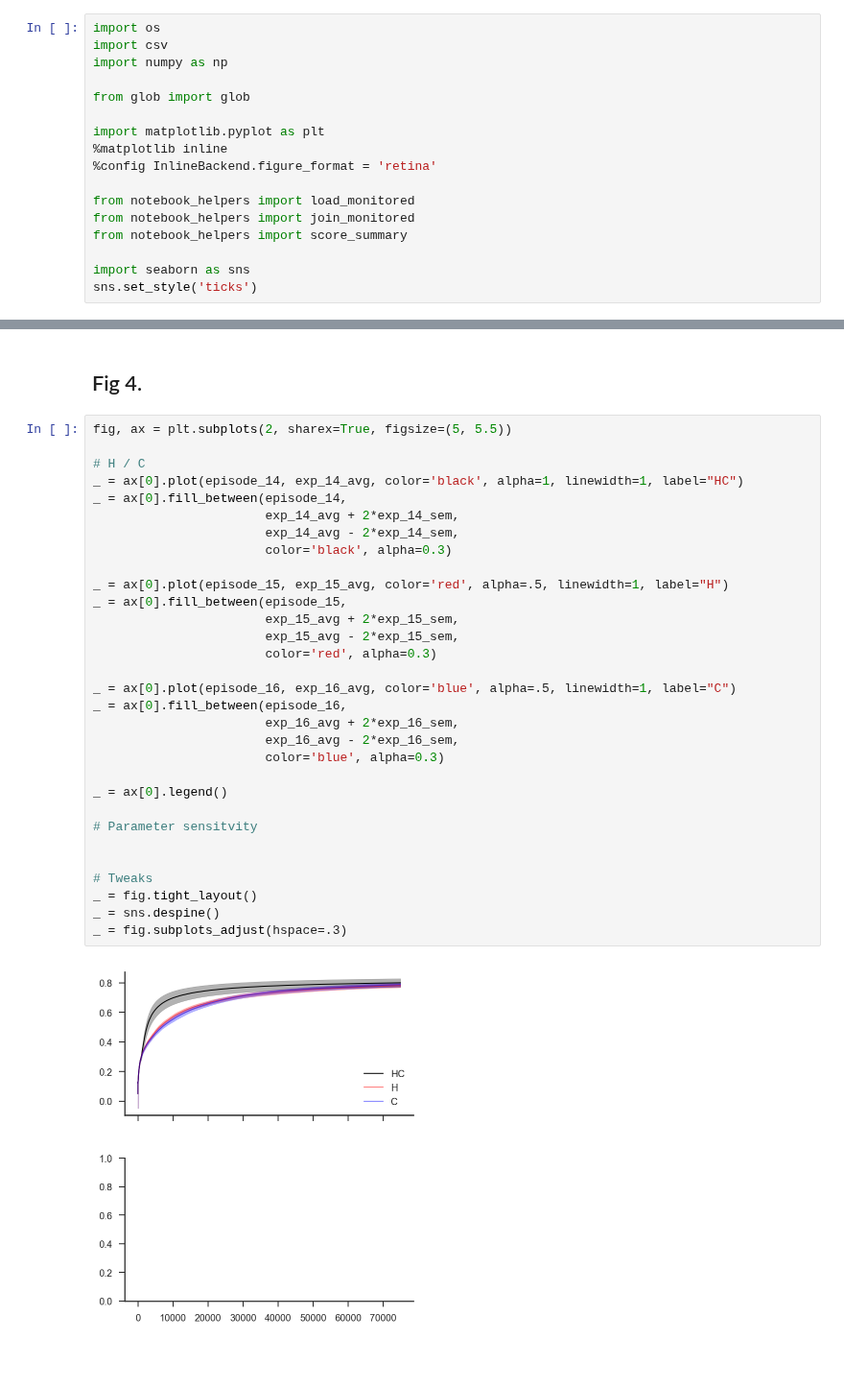
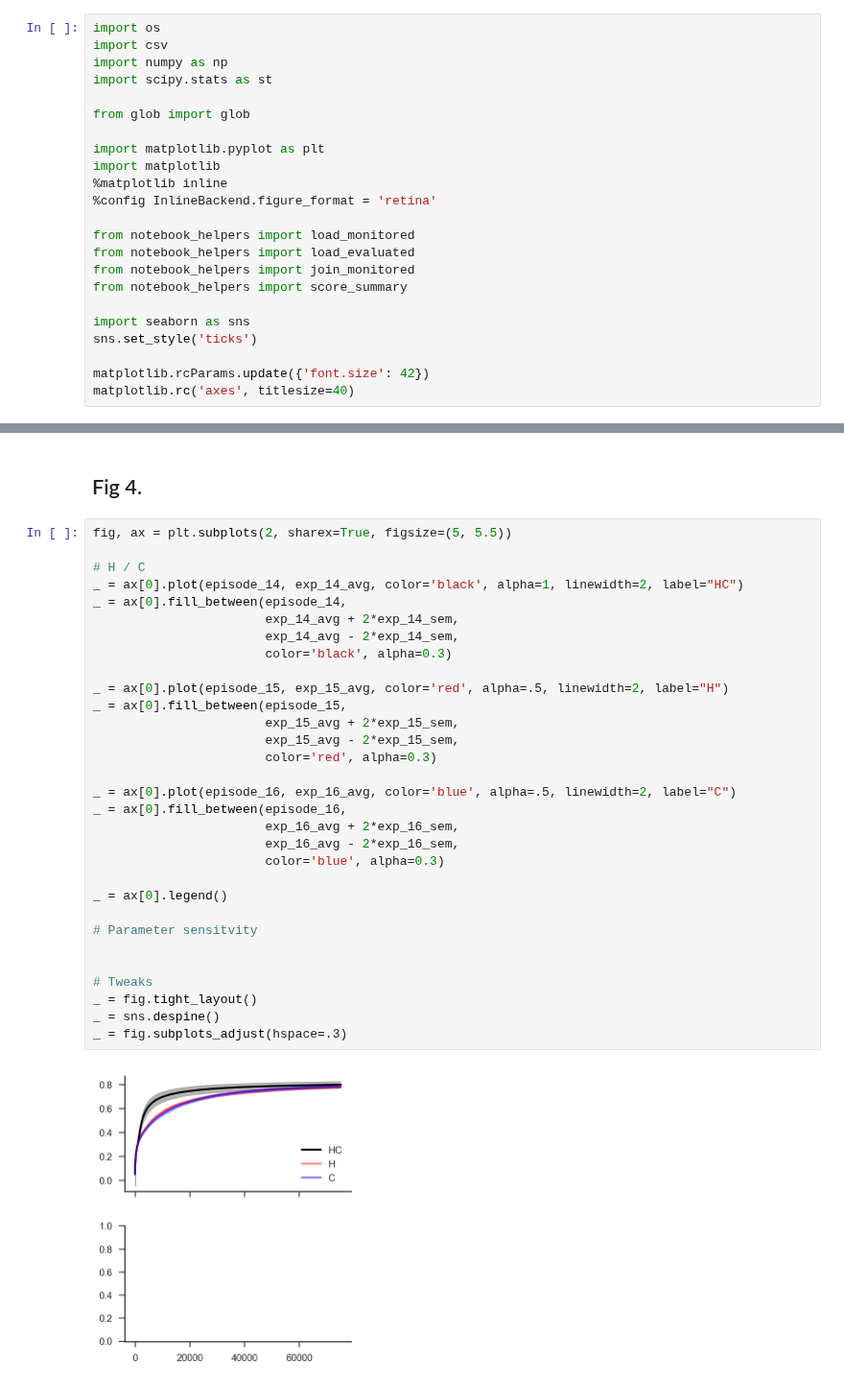
Before and after one commit to CoAxLab/azad, a Jupyter notebook: notebooks/figures.ipynb, the cells around one changed output, grey strips where cells are left out. Shown at 96% size. Drawn from its saved outputs; the diff is of its cells as text; blank space fills up the shorter version.

```diff
--- a/notebooks/figures.ipynb
+++ b/notebooks/figures.ipynb
@@ -17,19 +17,25 @@
 import os
 import csv
 import numpy as np
+import scipy.stats as st
 
 from glob import glob
 
 import matplotlib.pyplot as plt
+import matplotlib
 %matplotlib inline
 %config InlineBackend.figure_format = 'retina'
 
 from notebook_helpers import load_monitored
+from notebook_helpers import load_evaluated
 from notebook_helpers import join_monitored
 from notebook_helpers import score_summary
 
 import seaborn as sns
 sns.set_style('ticks')
+
+matplotlib.rcParams.update({'font.size': 42})
+matplotlib.rc('axes', titlesize=40)
 # %% [markdown]
 # Load data
 
@@ -163,33 +199,33 @@ _ = fig.subplots_adjust(hspace=.3)
 # %%
 fig, ax = plt.subplots(2, sharex=True, figsize=(5, 5.5))
 
 # H / C
-_ = ax[0].plot(episode_14, exp_14_avg, color='black', alpha=1, linewidth=1, label="HC")
+_ = ax[0].plot(episode_14, exp_14_avg, color='black', alpha=1, linewidth=2, label="HC")
 _ = ax[0].fill_between(episode_14,
                        exp_14_avg + 2*exp_14_sem,
                        exp_14_avg - 2*exp_14_sem,
                        color='black', alpha=0.3)
 
-_ = ax[0].plot(episode_15, exp_15_avg, color='red', alpha=.5, linewidth=1, label="H")
+_ = ax[0].plot(episode_15, exp_15_avg, color='red', alpha=.5, linewidth=2, label="H")
 _ = ax[0].fill_between(episode_15,
                        exp_15_avg + 2*exp_15_sem,
                        exp_15_avg - 2*exp_15_sem,
                        color='red', alpha=0.3)
 
-_ = ax[0].plot(episode_16, exp_16_avg, color='blue', alpha=.5, linewidth=1, label="C")
+_ = ax[0].plot(episode_16, exp_16_avg, color='blue', alpha=.5, linewidth=2, label="C")
 _ = ax[0].fill_between(episode_16,
                        exp_16_avg + 2*exp_16_sem,
                        exp_16_avg - 2*exp_16_sem,
                        color='blue', alpha=0.3)
 
 _ = ax[0].legend()
 
 # Parameter sensitvity
 
 
 # Tweaks
 _ = fig.tight_layout()
 _ = sns.despine()
 _ = fig.subplots_adjust(hspace=.3)
 # %% [output]
-[figure, old version]
+[figure, new version]
```
Also changed, not shown: parts of 12 cells of this notebook.
